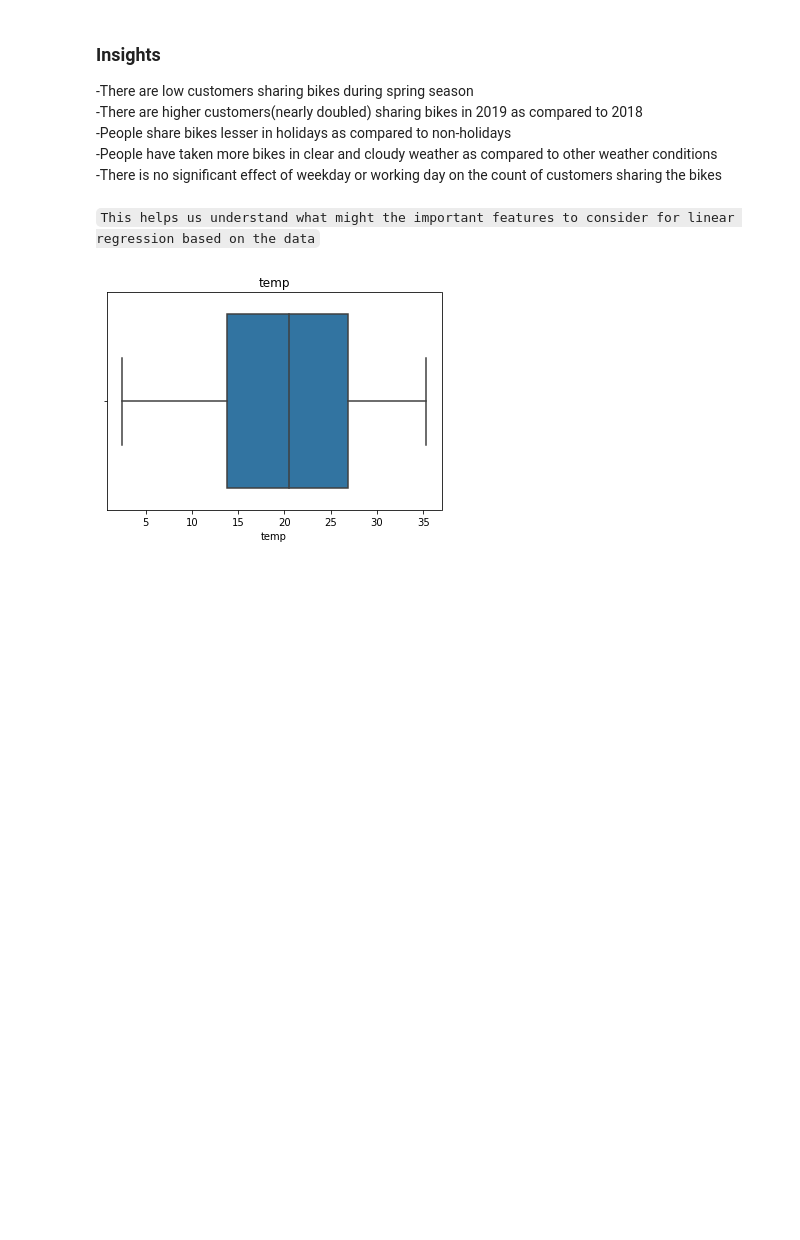
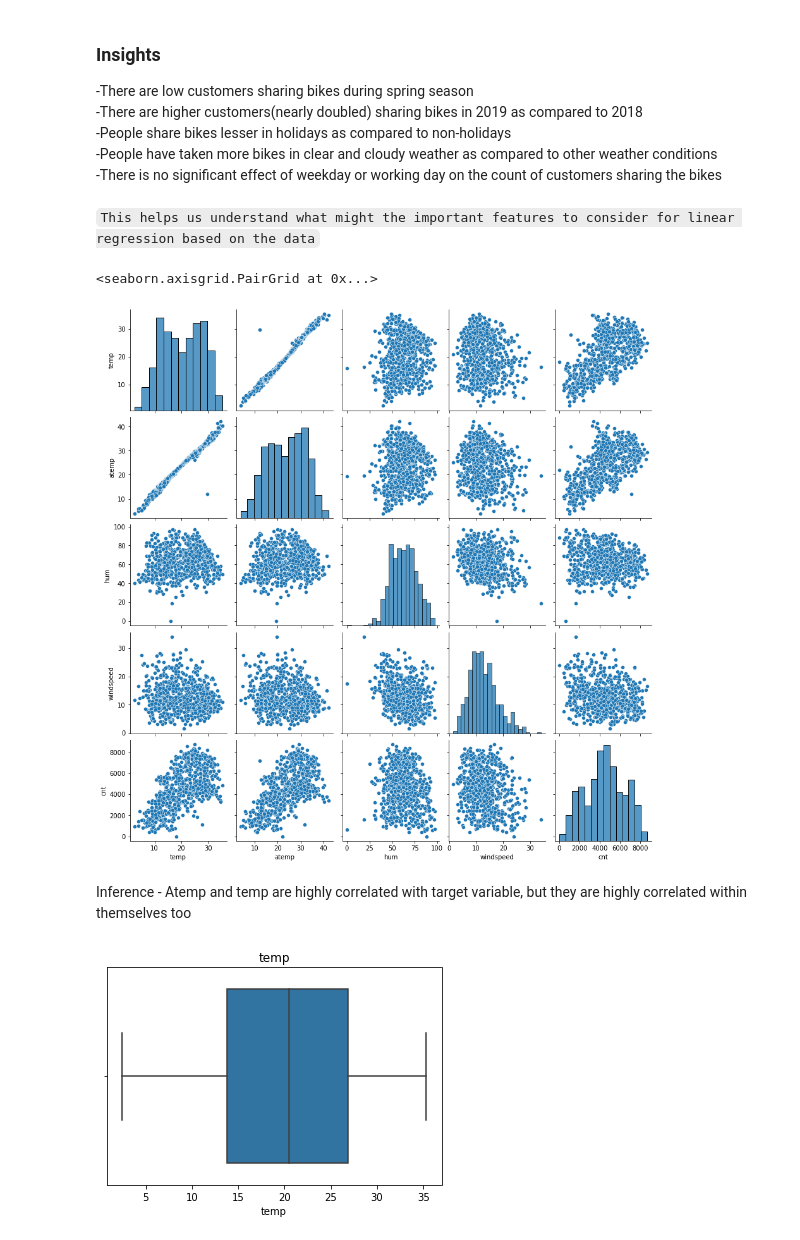
Before and after one commit to karthickchetti/Bike_Sharing, a Jupyter notebook: Bike_Sharing.ipynb, the cells around one changed output. Cells and saved outputs as stored; diff of their text form; code cells hidden in the pictures; blank space fills up the shorter version.

```diff
--- a/Bike_Sharing.ipynb
+++ b/Bike_Sharing.ipynb
@@ -72,4 +72,14 @@ for feature in cat_features:
 # %%
 #Describing numeric features in your dataset
 numeric_features=["temp","atemp","hum","windspeed","cnt"]
+# %%
+#Understanding the numeric data
+#Checking pair plots for numeric features
+sns.pairplot(data[numeric_features])
+plt.show()
+# %% [output]
+<seaborn.axisgrid.PairGrid at 0x...>
+[figure, added]
+# %% [markdown]
+Inference - Atemp and temp are highly correlated with target variable, but they are highly correlated within themselves too
 # %%
```
Also changed, not shown: parts of 2 cells of this notebook.
